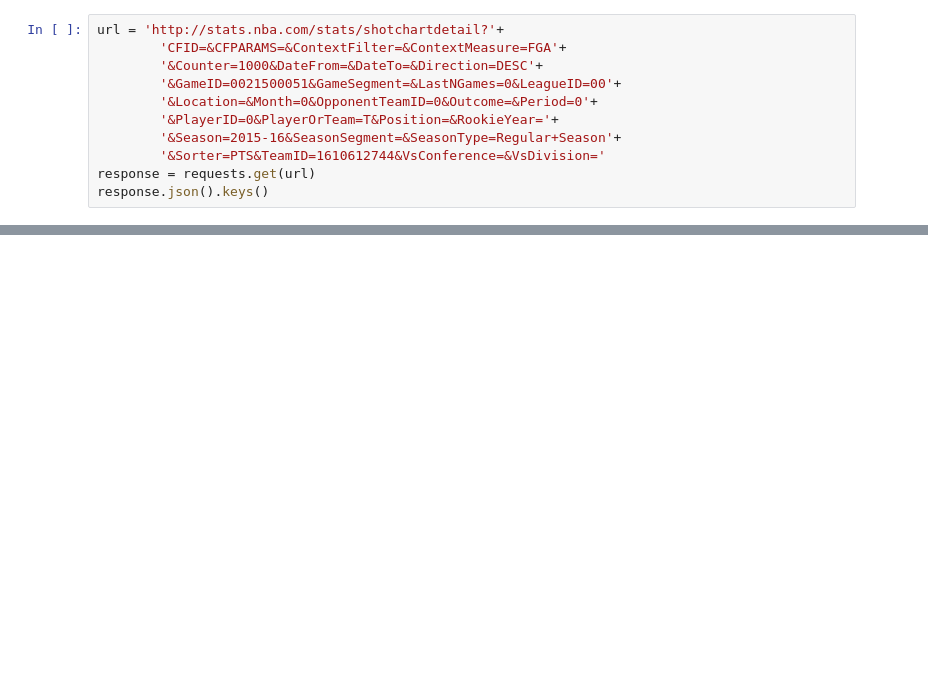
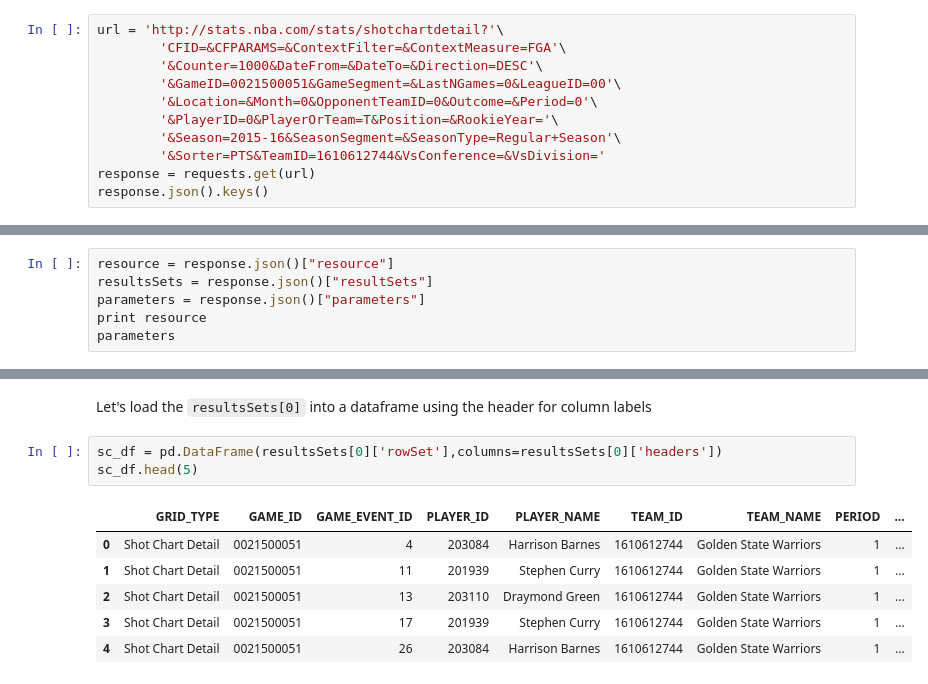
Before and after one commit to btq/nba_stats, a Jupyter notebook: NBA_shot_charts.ipynb, the cells around one changed output, grey strips where cells are left out. Cells and saved outputs as stored; diff of their text form; blank space fills up the shorter version.

```diff
--- a/NBA_shot_charts.ipynb
+++ b/NBA_shot_charts.ipynb
@@ -15,11 +13,11 @@ ImportError: DLL load failed: The specified module could not be found.
 # %%
-url = 'http://stats.nba.com/stats/shotchartdetail?'+
-        'CFID=&CFPARAMS=&ContextFilter=&ContextMeasure=FGA'+
-        '&Counter=1000&DateFrom=&DateTo=&Direction=DESC'+
-        '&GameID=0021500051&GameSegment=&LastNGames=0&LeagueID=00'+
-        '&Location=&Month=0&OpponentTeamID=0&Outcome=&Period=0'+
-        '&PlayerID=0&PlayerOrTeam=T&Position=&RookieYear='+
-        '&Season=2015-16&SeasonSegment=&SeasonType=Regular+Season'+
+url = 'http://stats.nba.com/stats/shotchartdetail?'\
+        'CFID=&CFPARAMS=&ContextFilter=&ContextMeasure=FGA'\
+        '&Counter=1000&DateFrom=&DateTo=&Direction=DESC'\
+        '&GameID=0021500051&GameSegment=&LastNGames=0&LeagueID=00'\
+        '&Location=&Month=0&OpponentTeamID=0&Outcome=&Period=0'\
+        '&PlayerID=0&PlayerOrTeam=T&Position=&RookieYear='\
+        '&Season=2015-16&SeasonSegment=&SeasonType=Regular+Season'\
         '&Sorter=PTS&TeamID=1610612744&VsConference=&VsDivision='
 response = requests.get(url)
 response.json().keys()
@@ -25,0 +26,6 @@ response.json().keys()
+# %%
+resource = response.json()["resource"]
+resultsSets = response.json()["resultSets"]
+parameters = response.json()["parameters"]
+print resource
+parameters
@@ -25,0 +111,12 @@ response.json().keys()
+# %% [markdown]
+Let's load the `resultsSets[0]` into a dataframe using the header for column labels
+# %%
+sc_df = pd.DataFrame(resultsSets[0]['rowSet'],columns=resultsSets[0]['headers'])
+sc_df.head(5)
+# %% [output]
+|  | GRID_TYPE | GAME_ID | GAME_EVENT_ID | PLAYER_ID | PLAYER_NAME | TEAM_ID | TEAM_NAME | PERIOD | ... |
+| 0 | Shot Chart Detail | 0021500051 | 4 | 203084 | Harrison Barnes | 1610612744 | Golden State Warriors | 1 | ... |
+| 1 | Shot Chart Detail | 0021500051 | 11 | 201939 | Stephen Curry | 1610612744 | Golden State Warriors | 1 | ... |
+| 2 | Shot Chart Detail | 0021500051 | 13 | 203110 | Draymond Green | 1610612744 | Golden State Warriors | 1 | ... |
+| 3 | Shot Chart Detail | 0021500051 | 17 | 201939 | Stephen Curry | 1610612744 | Golden State Warriors | 1 | ... |
+| 4 | Shot Chart Detail | 0021500051 | 26 | 203084 | Harrison Barnes | 1610612744 | Golden State Warriors | 1 | ... |
```
Also changed, not shown: parts of 12 cells of this notebook, 1 other file.
